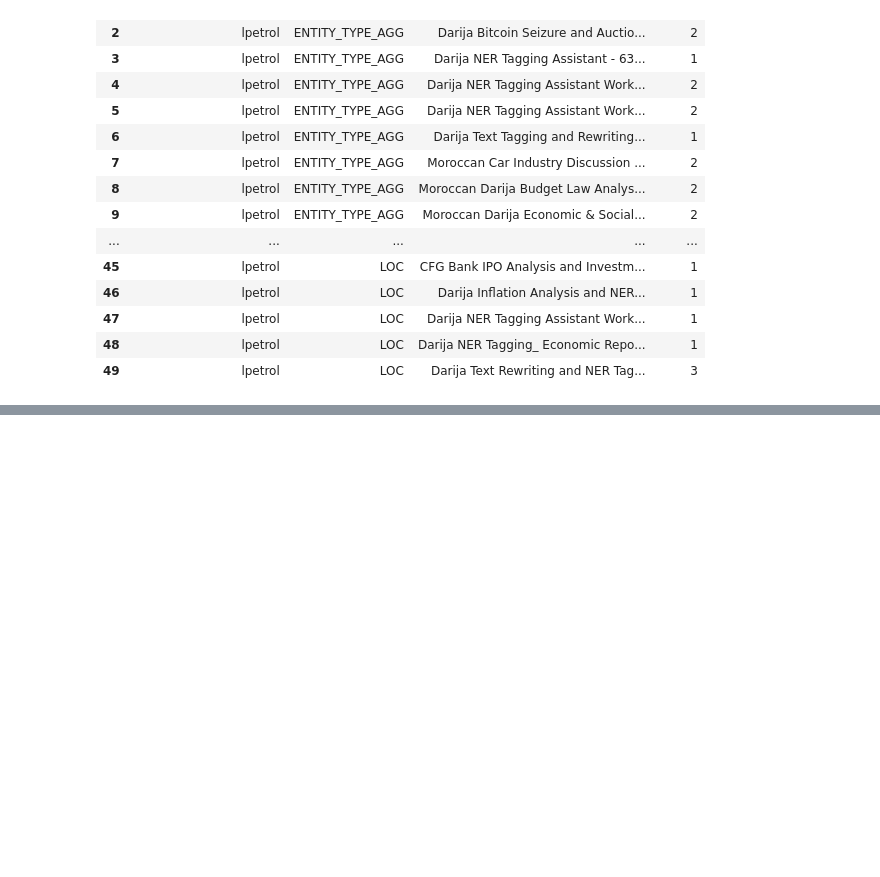
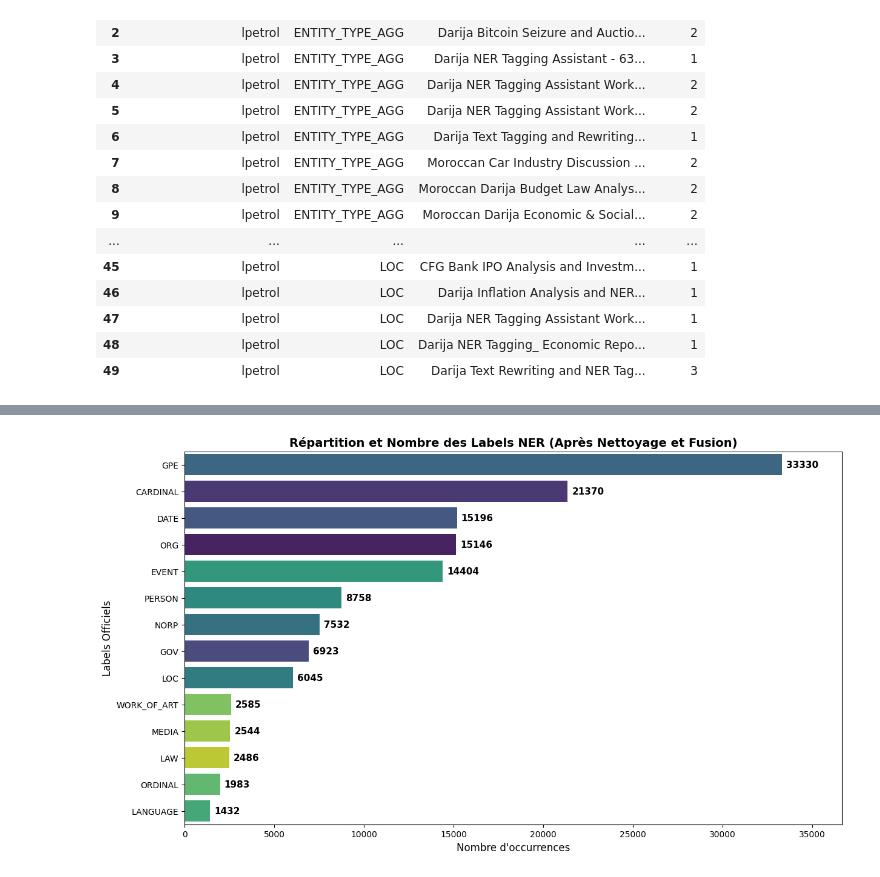
Before and after one commit to AmineKL-dev/projet-NER-darija, a Jupyter notebook: notebook/Analyse_exploitable.ipynb, the cells around one changed output, grey strips where cells are left out. Cells and saved outputs as stored; diff of their text form; code cells hidden in the pictures; blank space fills up the shorter version.

```diff
--- a/notebook/Analyse_exploitable.ipynb
+++ b/notebook/Analyse_exploitable.ipynb
@@ -278,0 +326,77 @@ df[df['entity_value'].str.contains('lpetrol', case=False, na=False)].groupby(['e
+# %%
+import matplotlib.pyplot as plt
+import seaborn as sns
+
+# 1. Définir les 14 labels officiels du cahier des charges
+official_labels = [
+    "PERSON", "NORP", "GPE", "LOC", "ORG", "GOV", "MEDIA",
+    "EVENT", "WORK_OF_ART", "LAW", "LANGUAGE", "DATE", "ORDINAL", "CARDINAL"
+]
+
+# 2. Créer un dictionnaire de mapping pour les erreurs courantes du LLM
+label_mapping = {
+    # Nettoyage des suffixes "_AGG"
+    'EVENT_AGG': 'EVENT', 'PERSON_AGG': 'PERSON', 'GOV_AGG': 'GOV',
+    'ORG_AGG': 'ORG', 'MEDIA_AGG': 'MEDIA', 'NORP_AGG': 'NORP',
+    'LOC_AGG': 'LOC', 'GPE_AGG': 'GPE', 'WORK_OF_ART_AGG': 'WORK_OF_ART',
+    'LANGUAGE_AGG': 'LANGUAGE', 'LAW_AGG': 'LAW', 'PERSON_AGG_AGG': 'PERSON',
+    'CARDINAL_AGG': 'CARDINAL',
+
+    # Redirection sémantique vers les classes officielles
+    'BANK': 'ORG',
+    'COUNTRY': 'GPE',
+    'LOCATION': 'LOC',
+    'TIME': 'DATE',
+    'DATE_AGG': 'DATE',
+
+    # L'argent et les pourcentages sont ramenés à CARDINAL
+    'CURRENCY': 'CARDINAL', 'CURRENCY_AGG': 'CARDINAL',
+    'MONEY': 'CARDINAL', 'MONEY_AGG': 'CARDINAL',
+    'PERCENT': 'CARDINAL'
+}
+
+# Copie du dataframe pour travailler proprement
+df_clean = df.copy()
+
+# Appliquer le mapping
+df_clean['label_mapped'] = df_clean['label'].replace(label_mapping)
+
+# Filtrer pour ne garder QUE les 14 classes officielles (cela supprime automatiquement les labels inutiles)
+df_clean = df_clean[df_clean['label_mapped'].isin(official_labels)]
+
+# Afficher un résumé des quantités
+print(f"Taille du dataset AVANT nettoyage : {df.shape[0]} entités")
+print(f"Taille du dataset APRÈS mapping et filtrage : {df_clean.shape[0]} entités")
+print(f"Nombre d'entités hors-sujet supprimées : {df.shape[0] - df_clean.shape[0]}\\n")
+
+print("--- Détail des entités par label ---")
+print(df_clean['label_mapped'].value_counts())
+
+# Création du graphique avec les nombres sur les barres
+plt.figure(figsize=(14, 8))
+order = df_clean['label_mapped'].value_counts().index
+
+# On utilise hue='label_mapped' et legend=False pour éviter l'avertissement de Seaborn
+ax = sns.countplot(
+    data=df_clean,
+    y='label_mapped',
+    order=order,
+    hue='label_mapped',
+    palette='viridis',
+    legend=False
+)
+
+# Boucle pour ajouter le nombre exact à la fin de chaque barre
+for container in ax.containers:
+    ax.bar_label(container, padding=5, fontsize=11, fontweight='bold')
+
+# Ajout des titres et labels
+plt.title('Répartition et Nombre des Labels NER (Après Nettoyage et Fusion)', fontsize=14, fontweight='bold')
+plt.xlabel("Nombre d'occurrences", fontsize=12)
+plt.ylabel("Labels Officiels", fontsize=12)
+
+# Ajuster les marges pour que les nombres ne soient pas coupés
+plt.xlim(0, df_clean['label_mapped'].value_counts().max() * 1.1)
+
+plt.show()
+# %% [output]
@@ -278,0 +423 @@ df[df['entity_value'].str.contains('lpetrol', case=False, na=False)].groupby(['e
+[figure, added]
```
Also changed, not shown: parts of 19 cells of this notebook, 1 other file.
